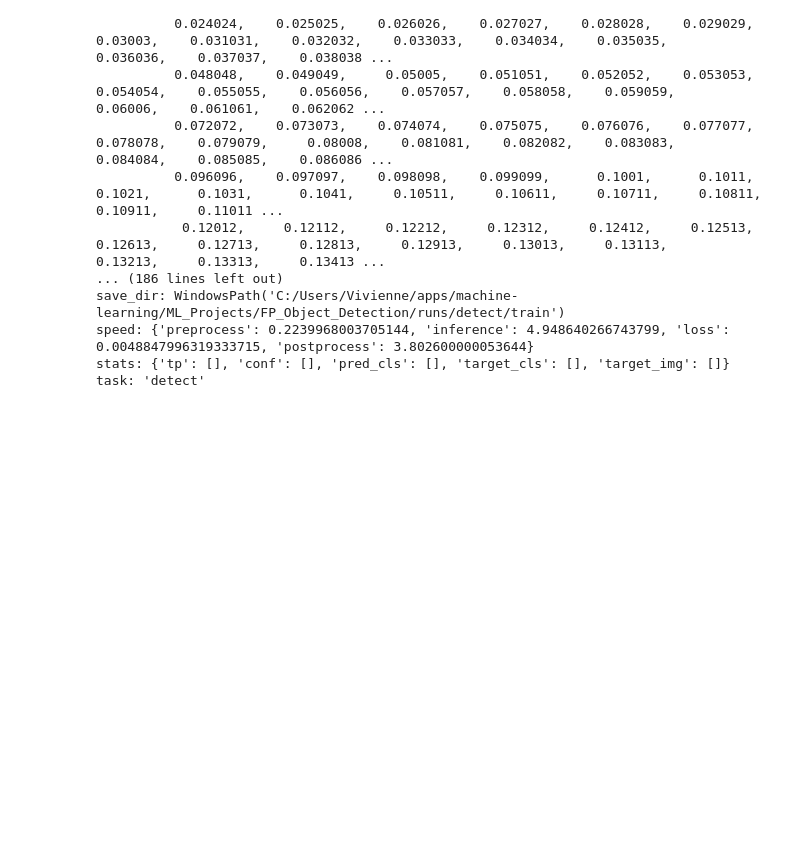
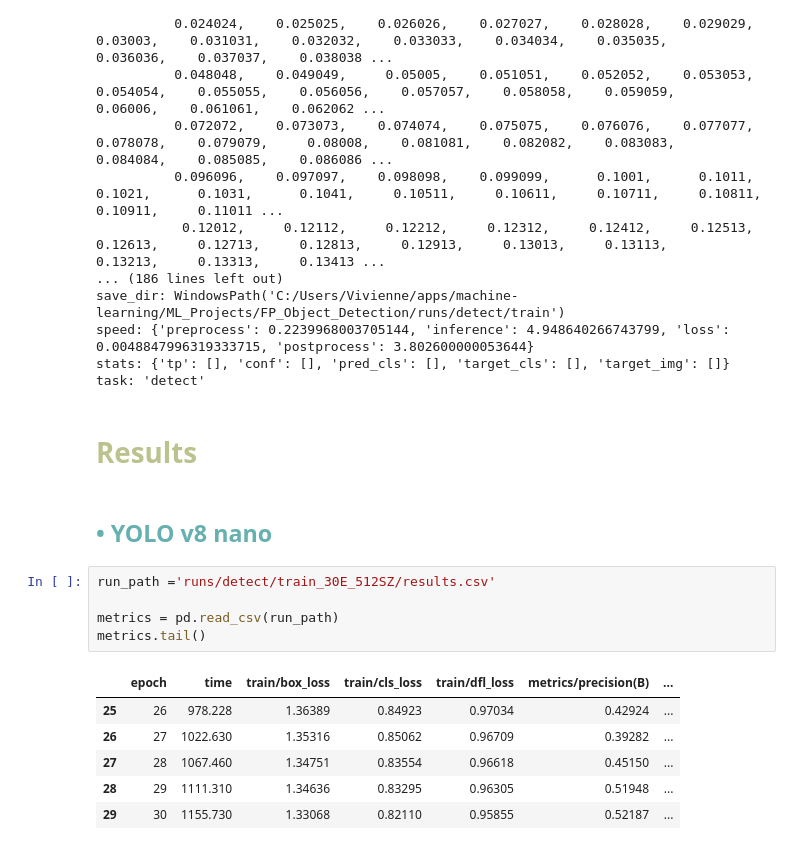
Before and after one commit to ch0fas/ML_Projects, a Jupyter notebook: FP_Object_Detection/Object_det_urban_setting.ipynb, the cells around one changed output. Saved outputs shown, nothing was run; the diff lists cells and outputs as text; blank space fills up the shorter version.

```diff
--- a/FP_Object_Detection/Object_det_urban_setting.ipynb
+++ b/FP_Object_Detection/Object_det_urban_setting.ipynb
@@ -450,3 +450,19 @@ save_dir: WindowsPath('C:/Users/Vivienne/apps/machine-learning/ML_Projects/FP_Ob
 speed: {'preprocess': 0.2239968003705144, 'inference': 4.948640266743799, 'loss': 0.0048847996319333715, 'postprocess': 3.802600000053644}
 stats: {'tp': [], 'conf': [], 'pred_cls': [], 'target_cls': [], 'target_img': []}
 task: 'detect'
+# %% [markdown]
+# <font color= #bbc28d> **Results** </font>
+# %% [markdown]
+## <font color= #66b0b0> • **YOLO v8 nano** </font>
+# %%
+run_path ='runs/detect/train_30E_512SZ/results.csv'
+
+metrics = pd.read_csv(run_path)
+metrics.tail()
+# %% [output]
+|  | epoch | time | train/box_loss | train/cls_loss | train/dfl_loss | metrics/precision(B) | ... |
+| 25 | 26 | 978.228 | 1.36389 | 0.84923 | 0.97034 | 0.42924 | ... |
+| 26 | 27 | 1022.630 | 1.35316 | 0.85062 | 0.96709 | 0.39282 | ... |
+| 27 | 28 | 1067.460 | 1.34751 | 0.83554 | 0.96618 | 0.45150 | ... |
+| 28 | 29 | 1111.310 | 1.34636 | 0.83295 | 0.96305 | 0.51948 | ... |
+| 29 | 30 | 1155.730 | 1.33068 | 0.82110 | 0.95855 | 0.52187 | ... |
```
Also changed, not shown: parts of 4 cells of this notebook.
